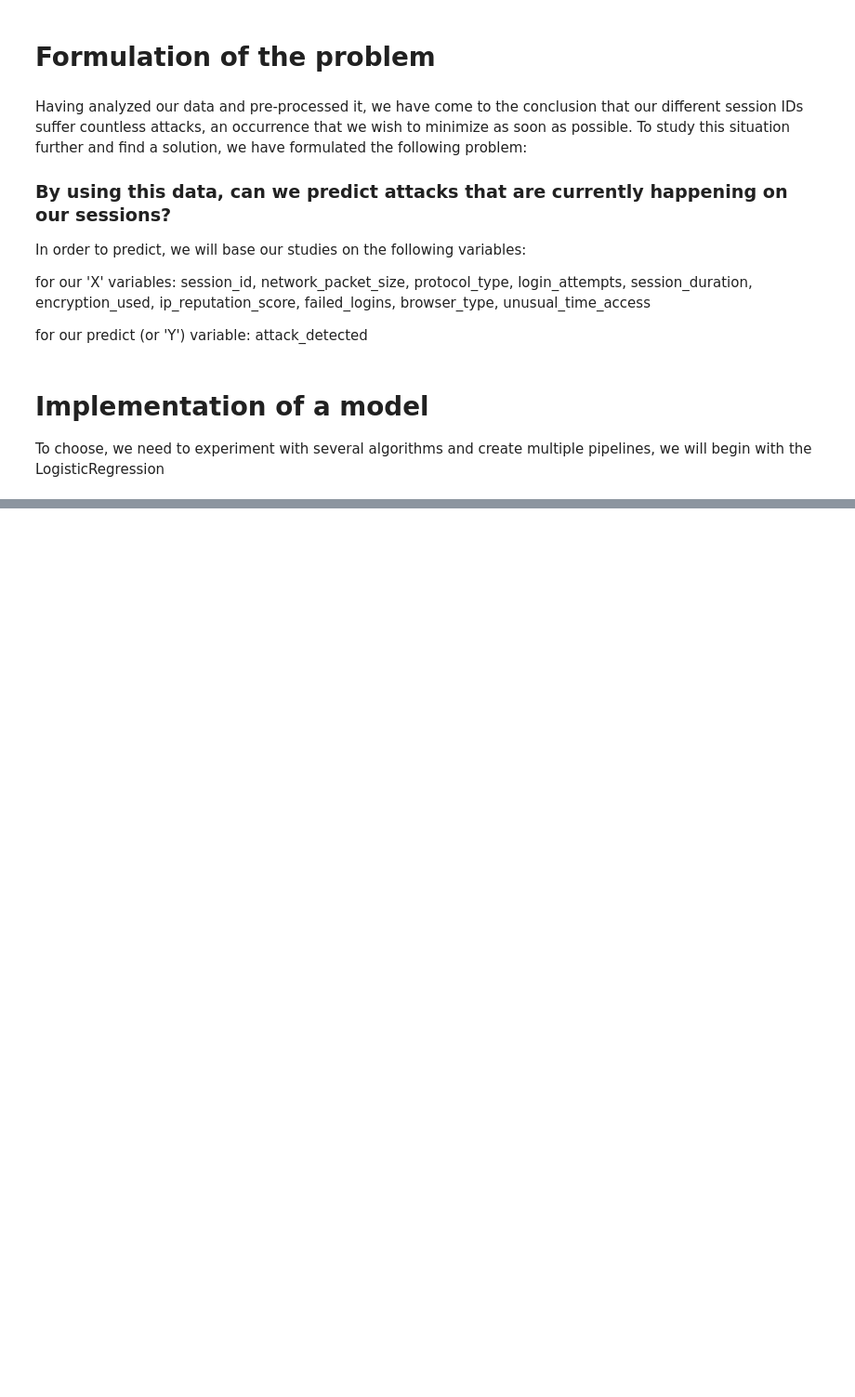
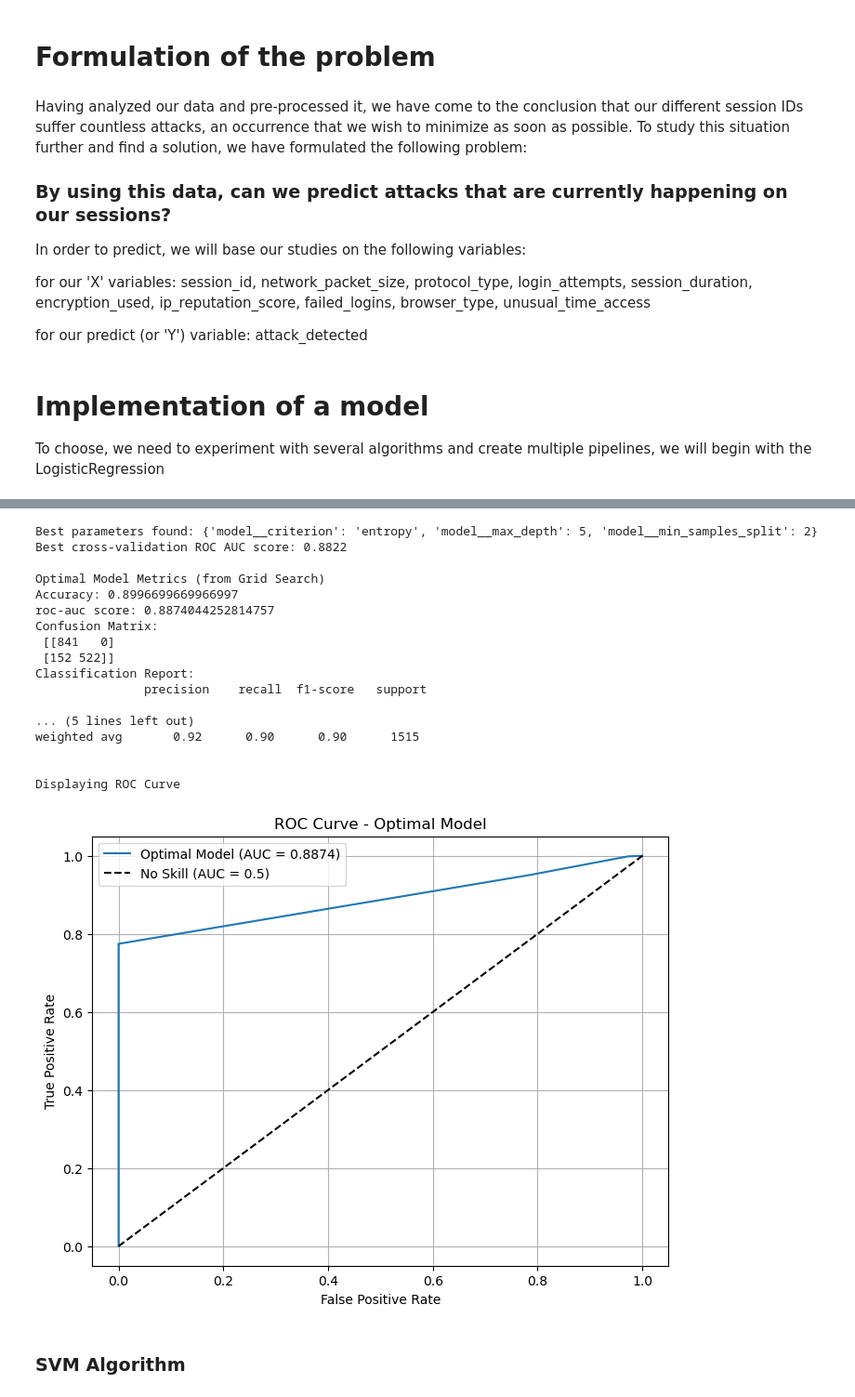
Before and after one commit to WANG-Lucas-sokko/ML_CCC, a Jupyter notebook: ML_CCC_project.ipynb, the cells around one changed output, grey strips where cells are left out. Shown at 93% size. Drawn from its saved outputs; the diff is of its cells as text; code cells hidden in the pictures; blank space fills up the shorter version.

```diff
--- a/ML_CCC_project.ipynb
+++ b/ML_CCC_project.ipynb
@@ -574,0 +682,17 @@ plt.show()
+# %%
+### TreeClassifier
+# Parameters for GridSearch Tree
+param_grid_tree = {
+    'model__criterion': ['gini', 'entropy'],
+    'model__max_depth' : [3, 5, 10, None],
+    'model__min_samples_split' : [2, 5, 10]
+    # 'n_estimators' : [1, 2, 5, 10, 15],
+    # 'max_samples' : [5, 10, 25, 50]
+}
+
+pipeline_tree = make_pipeline(preprocessor, SMOTE(random_state=42), DecisionTreeClassifier(random_state=42))
+
+# Grid
+grid_searchTree = GridSearchCV(pipeline_tree, param_grid_tree, scoring='roc_auc', refit=True, cv=5, n_jobs=-1, verbose=2)
+
+grid_searchTree.fit(X_train, y_train)
@@ -574,0 +718,31 @@ plt.show()
+# %%
+# Results from the GridSearch
+y_pred_grid, y_proba_grid = grid_results(grid_searchTree)
+
+print("\nOptimal Model Metrics (from Grid Search)")
+show_metrics(y_test, y_pred_grid, y_proba_grid)
+
+display_roc_curve(y_test, y_proba_grid)
+accuracy_list.append(accuracy_score(y_test, y_pred_grid))
+accuracy_list2.append(accuracy_score(y_test, y_pred_grid))
+# %% [output]
+Best parameters found: {'model__criterion': 'entropy', 'model__max_depth': 5, 'model__min_samples_split': 2}
+Best cross-validation ROC AUC score: 0.8822
+
+Optimal Model Metrics (from Grid Search)
+Accuracy: 0.8996699669966997
+roc-auc score: 0.8874044252814757
+Confusion Matrix:
+ [[841   0]
+ [152 522]]
+Classification Report:
+               precision    recall  f1-score   support
+
+... (5 lines left out)
+weighted avg       0.92      0.90      0.90      1515
+
+
+Displaying ROC Curve
+[figure, added]
+# %% [markdown]
+### SVM Algorithm
```
Also changed, not shown: parts of 27 cells of this notebook.
